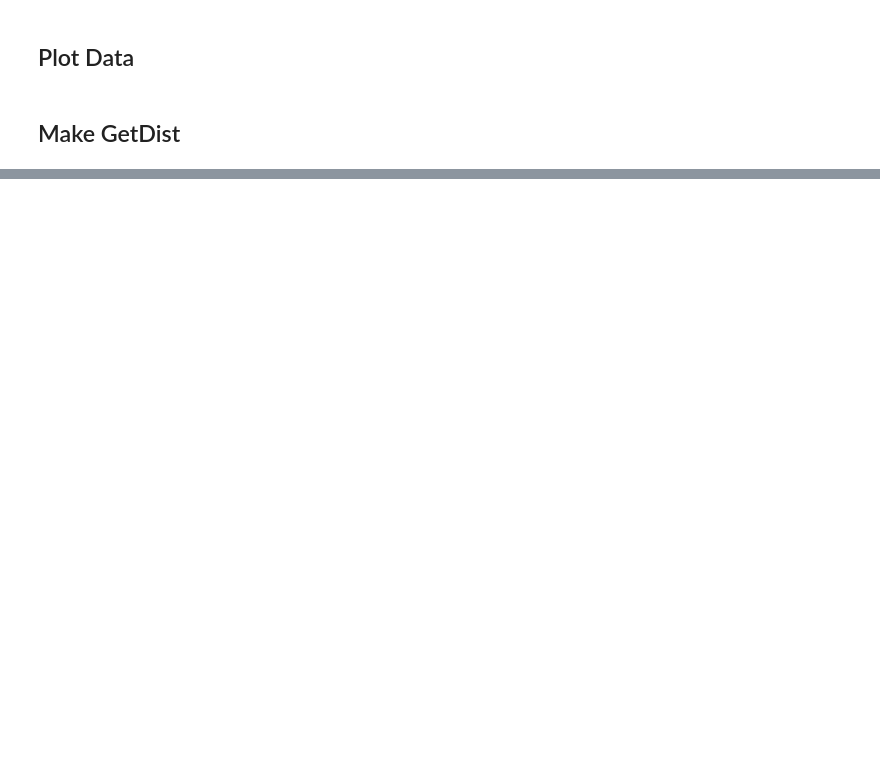
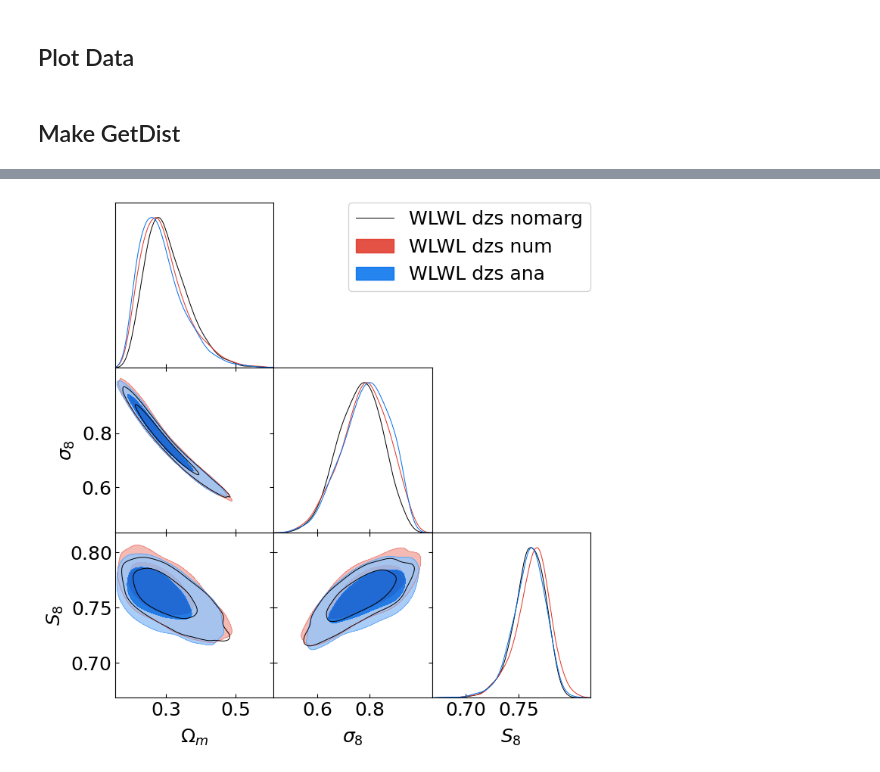
Before and after one commit to JaimeRZP/3x2_analytical, a Jupyter notebook: plotting.ipynb, the cells around one changed output, grey strips where cells are left out. Drawn from its saved outputs; the diff is of its cells as text; code cells hidden in the pictures; blank space fills up the shorter version.

```diff
--- a/plotting.ipynb
+++ b/plotting.ipynb
@@ -481,11 +477,15 @@ g.triangle_plot([dzs_wlwl_nomarg_samples,
 # %%
 g = plots.getSubplotPlotter(subplot_size=2.5)
 g.settings.axes_fontsize = 20
 g.settings.legend_fontsize = 20
 g.settings.axes_labelsize = 20
 g.triangle_plot([dzs_wlwl_nomarg_samples,
                  dzs_wlwl_num_samples,
-                 dzs_wlwl_ana_samples], filled=[True, True, True])
+                 dzs_wlwl_ana_samples],
+                 ['Ωm', 'σ8', 'S8'],
+                 filled=[False, True, True])
+# %% [output]
+[figure, added]
 # %%
 g = plots.getSubplotPlotter(subplot_size=2.5)
 g.settings.axes_fontsize = 20
```
Also changed, not shown: parts of 11 cells of this notebook, 4 other files.
